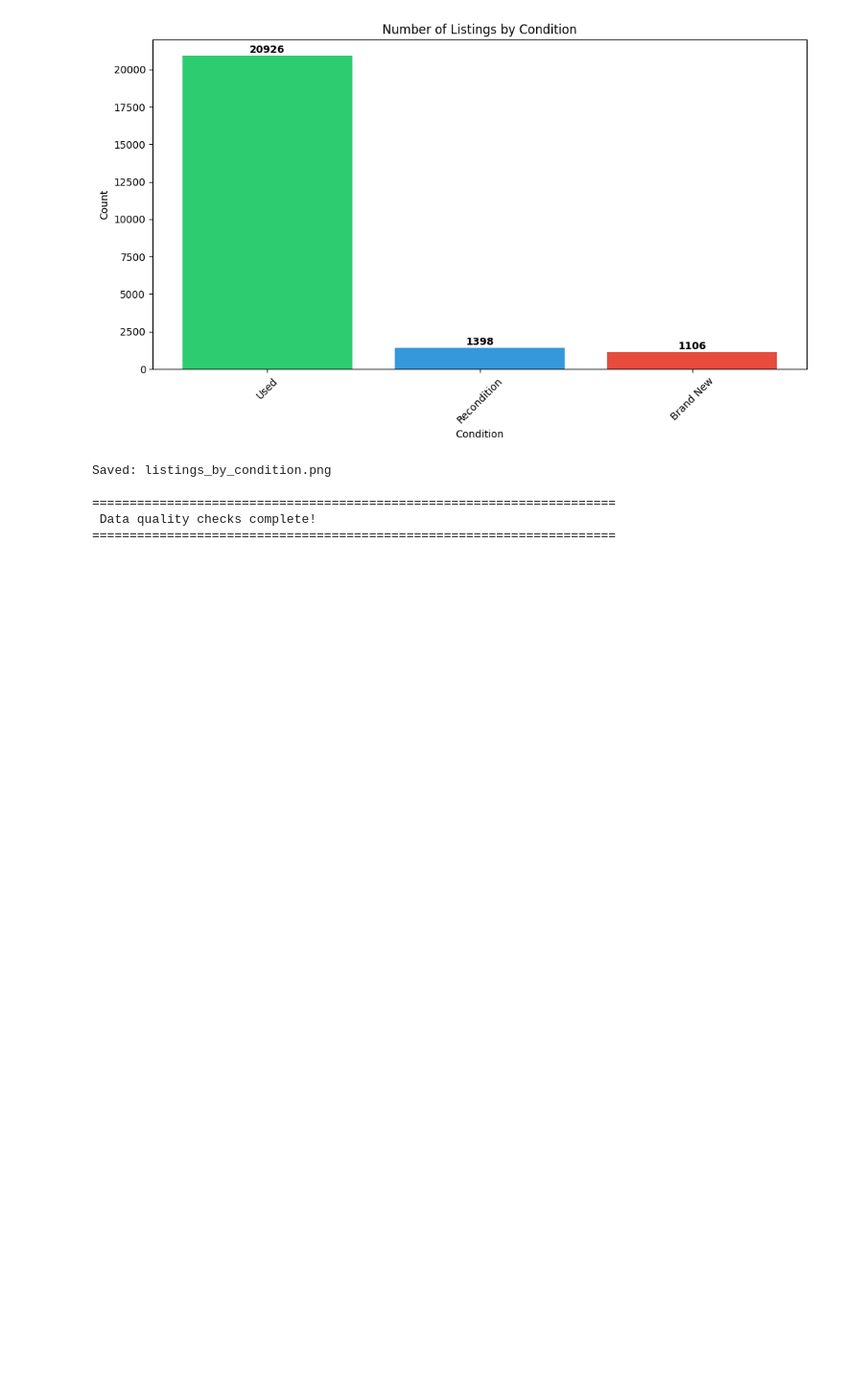
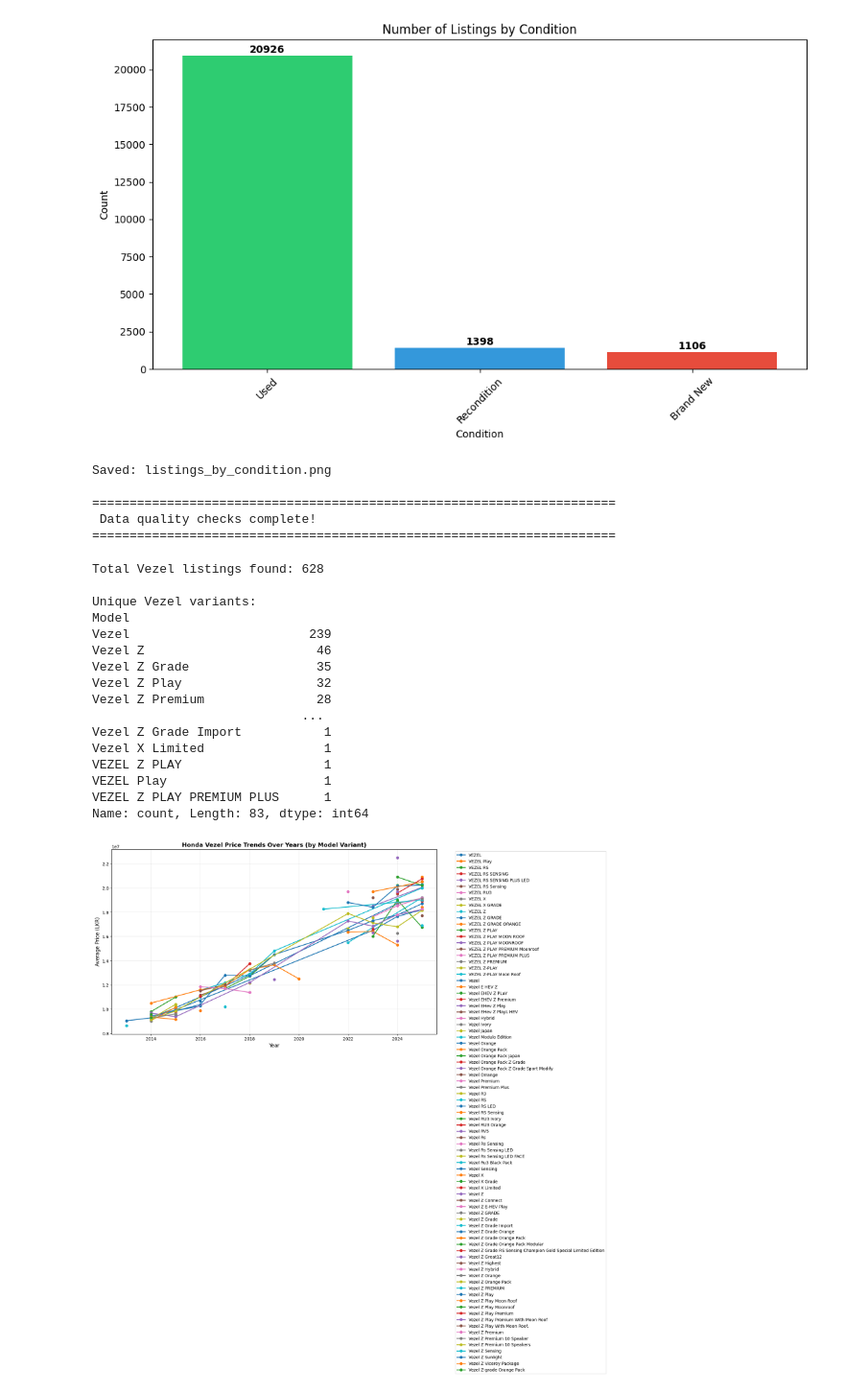
Before and after one commit to akila20040720/autoinsightcs70, a Jupyter notebook: model_training/model_training.ipynb, the cells around one changed output. Shown at 96% size. Saved outputs shown, nothing was run; the diff lists cells and outputs as text; code cells hidden in the pictures; blank space fills up the shorter version.

Commit message:
Check and filter all Vezel and Raize model variants

```diff
--- a/model_training/model_training.ipynb
+++ b/model_training/model_training.ipynb
@@ -735,3 +774,67 @@ Saved: listings_by_condition.png
 ======================================================================
  Data quality checks complete!
 ======================================================================
+# %%
+import matplotlib.pyplot as plt
+import pandas as pd
+
+# Load the dataset
+data = pd.read_csv(r'C:\Users\Pc\Documents\GitHub\autoinsightcs70\model_training\dataset_with_condition.csv')
+
+# Filter for Vezel models only
+vezel_data = data[data['Model'].str.contains('VEZEL', case=False, na=False)].copy()
+
+print(f"Total Vezel listings found: {len(vezel_data)}")
+print(f"\nUnique Vezel variants:")
+print(vezel_data['Model'].value_counts())
+
+# Group by Model and Year, calculate average price
+vezel_price_by_year = vezel_data.groupby(['Model', 'Year'])['Price'].mean().reset_index()
+
+# Create the line graph
+plt.figure(figsize=(14, 8))
+
+# Plot a line for each Vezel variant
+for model in vezel_price_by_year['Model'].unique():
+    model_data = vezel_price_by_year[vezel_price_by_year['Model'] == model]
+    plt.plot(model_data['Year'], model_data['Price'], marker='o', label=model, linewidth=2)
+
+plt.xlabel('Year', fontsize=12)
+plt.ylabel('Average Price (LKR)', fontsize=12)
+plt.title('Honda Vezel Price Trends Over Years (by Model Variant)', fontsize=14, fontweight='bold')
+plt.legend(bbox_to_anchor=(1.05, 1), loc='upper left', fontsize=10)
+plt.grid(True, alpha=0.3)
+plt.tight_layout()
+plt.savefig('vezel_price_trends.png', dpi=300, bbox_inches='tight')
+plt.show()
+
+print("\n Graph saved as 'vezel_price_trends.png'")
+
+# Print summary statistics
+print(f"\n{'='*60}")
+print("VEZEL PRICE SUMMARY BY VARIANT")
+print(f"{'='*60}")
+for model in sorted(vezel_data['Model'].unique()):
+    model_subset = vezel_data[vezel_data['Model'] == model]
+    print(f"\n{model}:")
+    print(f"  Count: {len(model_subset)}")
+    print(f"  Price range: LKR {model_subset['Price'].min():,.0f} - {model_subset['Price'].max():,.0f}")
+    print(f"  Average: LKR {model_subset['Price'].mean():,.0f}")
+# %% [output]
+Total Vezel listings found: 628
+
+Unique Vezel variants:
+Model
+Vezel                        239
+Vezel Z                       46
+Vezel Z Grade                 35
+Vezel Z Play                  32
+Vezel Z Premium               28
+                            ...
+Vezel Z Grade Import           1
+Vezel X Limited                1
+VEZEL Z PLAY                   1
+VEZEL Play                     1
+VEZEL Z PLAY PREMIUM PLUS      1
+Name: count, Length: 83, dtype: int64
+[figure, added]
```
Also changed, not shown: parts of 4 cells of this notebook, 5 other files.
